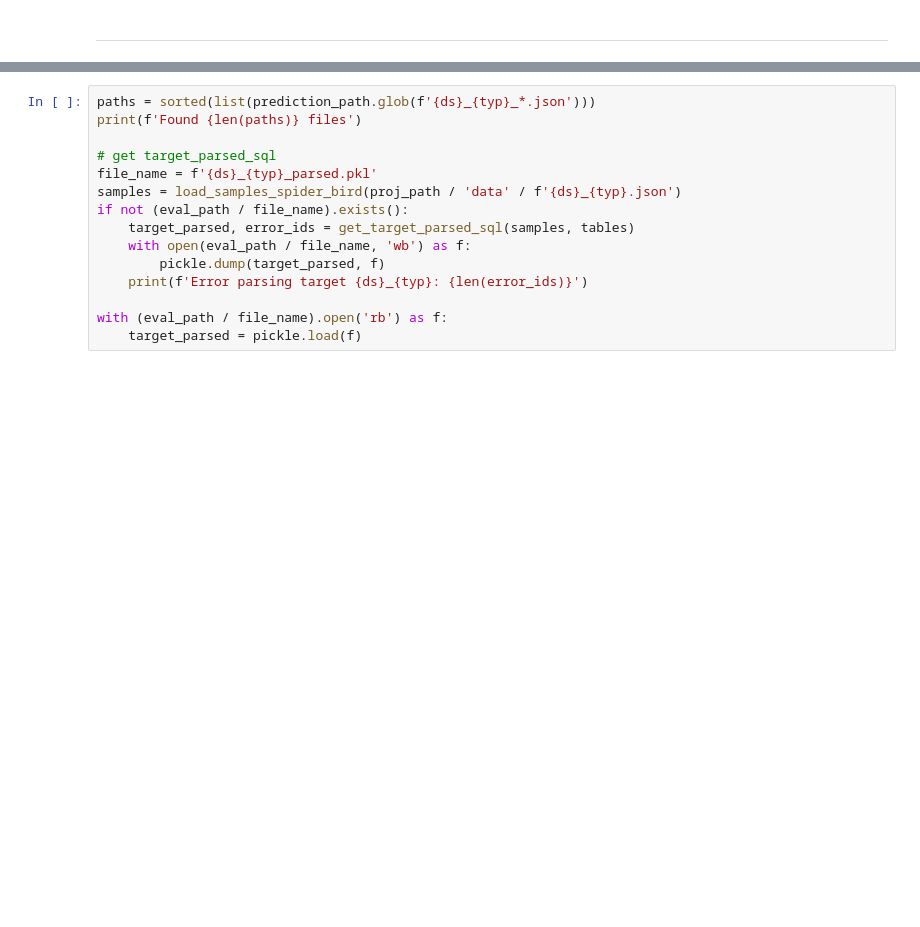
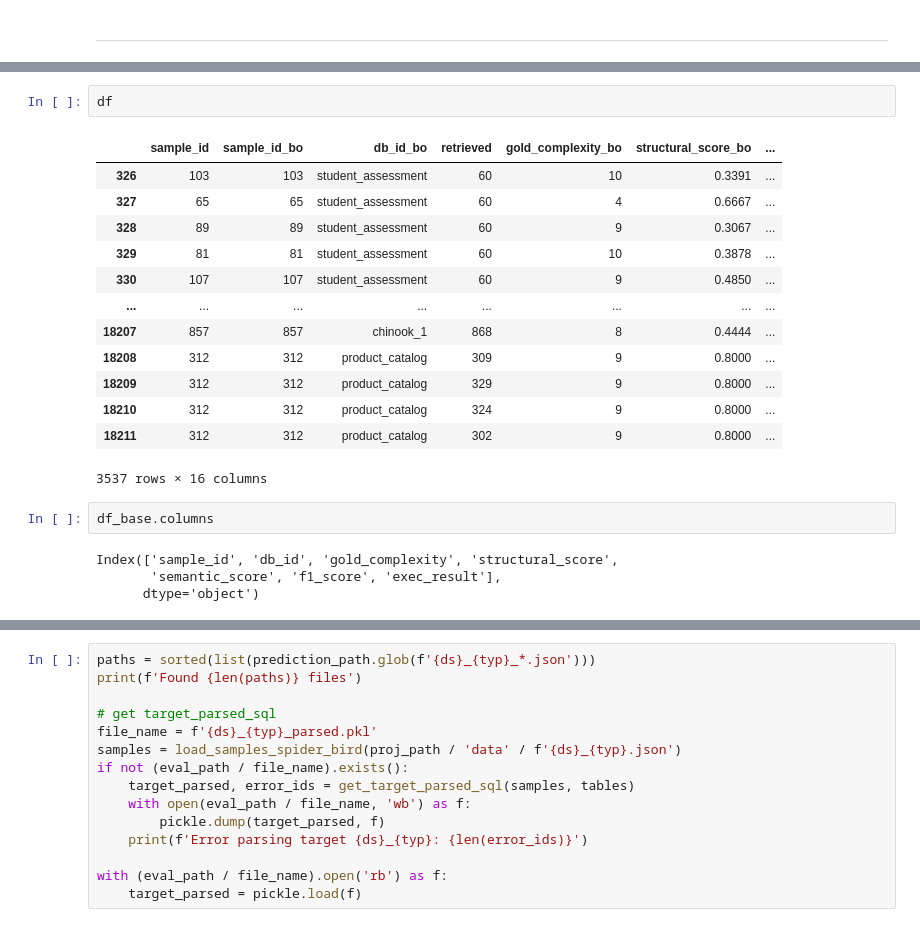
Before and after one commit to simonjisu/BusinessObjects, a Jupyter notebook: run_sql.ipynb, the cells around one changed output, grey strips where cells are left out. Drawn from its saved outputs; the diff is of its cells as text; blank space fills up the shorter version.

```diff
--- a/run_sql.ipynb
+++ b/run_sql.ipynb
@@ -102,0 +305,22 @@ tables = process_all_tables(tables, descriptions=all_descriptions)
+# %%
+df
+# %% [output]
+|  | sample_id | sample_id_bo | db_id_bo | retrieved | gold_complexity_bo | structural_score_bo | ... |
+| 326 | 103 | 103 | student_assessment | 60 | 10 | 0.3391 | ... |
+| 327 | 65 | 65 | student_assessment | 60 | 4 | 0.6667 | ... |
+| 328 | 89 | 89 | student_assessment | 60 | 9 | 0.3067 | ... |
+| 329 | 81 | 81 | student_assessment | 60 | 10 | 0.3878 | ... |
+| 330 | 107 | 107 | student_assessment | 60 | 9 | 0.4850 | ... |
+| ... | ... | ... | ... | ... | ... | ... | ... |
+| 18207 | 857 | 857 | chinook_1 | 868 | 8 | 0.4444 | ... |
+| 18208 | 312 | 312 | product_catalog | 309 | 9 | 0.8000 | ... |
+| 18209 | 312 | 312 | product_catalog | 329 | 9 | 0.8000 | ... |
+| 18210 | 312 | 312 | product_catalog | 324 | 9 | 0.8000 | ... |
+| 18211 | 312 | 312 | product_catalog | 302 | 9 | 0.8000 | ... |
+3537 rows × 16 columns
+# %%
+df_base.columns
+# %% [output]
+Index(['sample_id', 'db_id', 'gold_complexity', 'structural_score',
+       'semantic_score', 'f1_score', 'exec_result'],
+      dtype='object')
```
Also changed, not shown: parts of 64 cells of this notebook, 2 other files.
